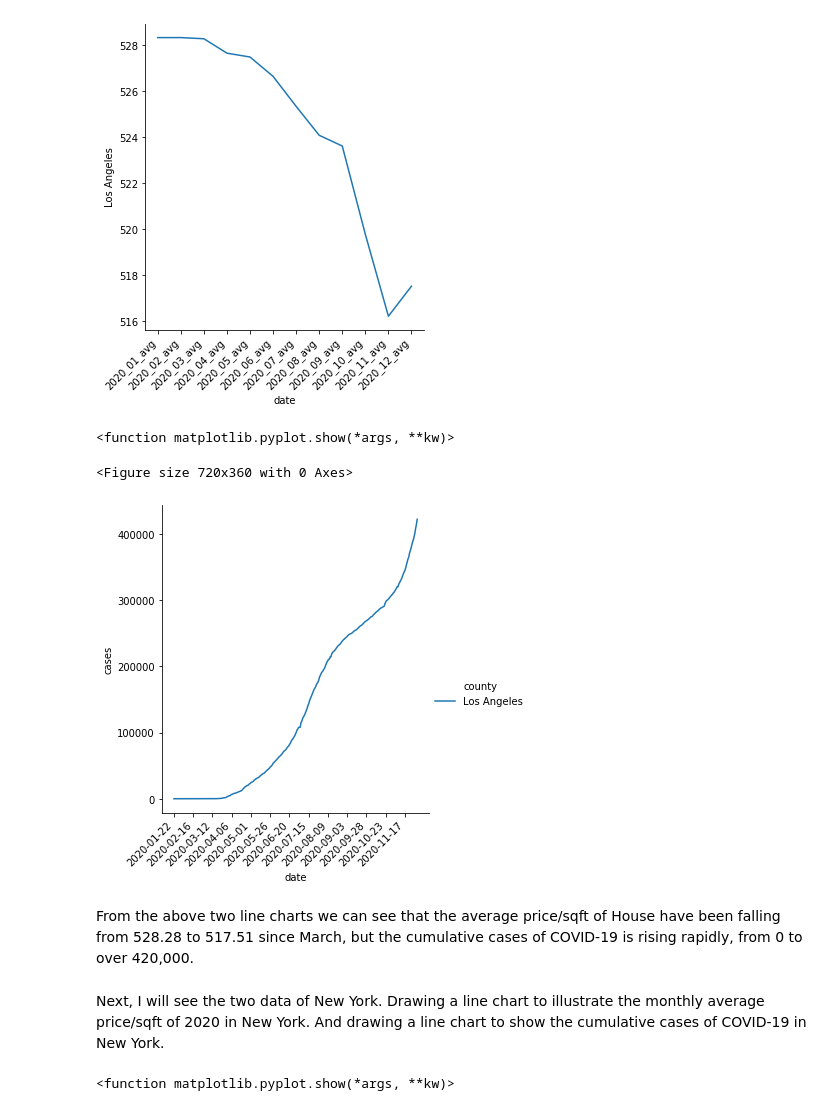
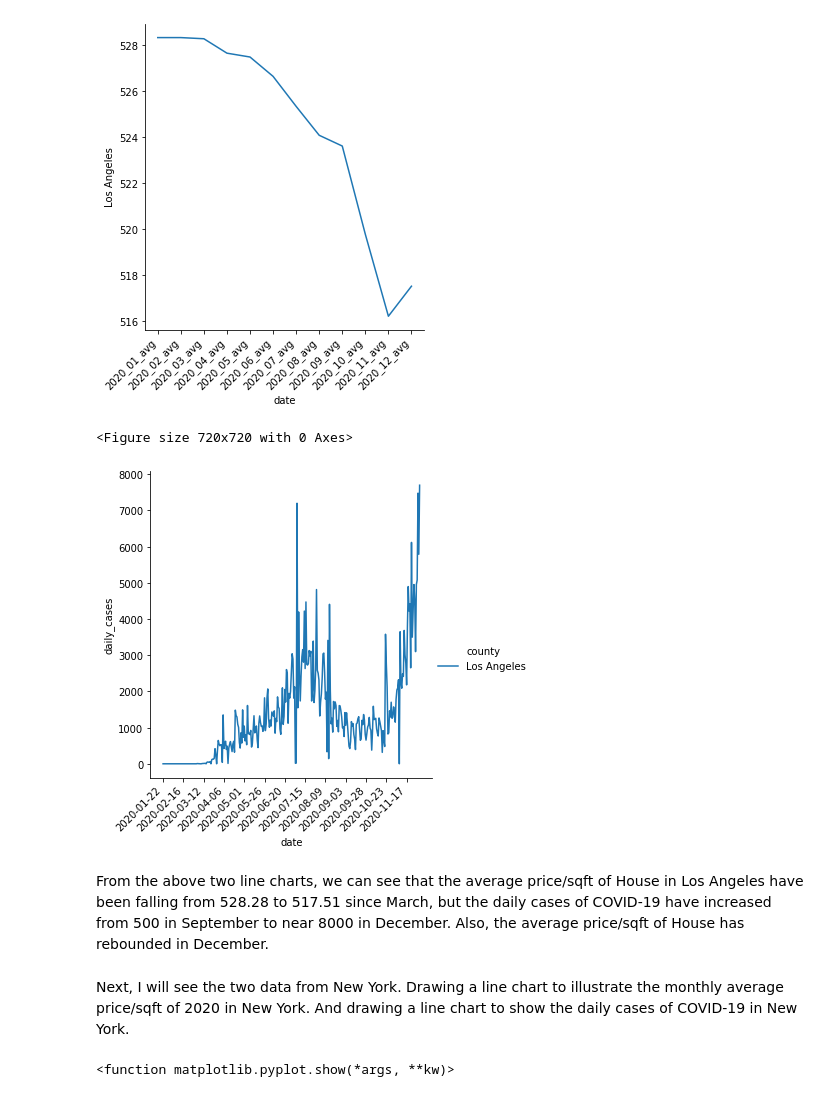
Before and after one commit to Yuehao-Wang/AIM-5001, a Jupyter notebook: Y_Wang_Final_Project.ipynb, the cells around one changed output. Saved outputs shown, nothing was run; the diff lists cells and outputs as text; code cells hidden in the pictures.

Commit message:
Update Y_Wang_Final_Project.ipynb
7th edition

```diff
--- a/Y_Wang_Final_Project.ipynb
+++ b/Y_Wang_Final_Project.ipynb
@@ -101,8 +100,8 @@ import folium
 # COVID_19
 # %%
 # To read the COVID-19 data from github and get the DataFrame.
-# covid_file = "https://raw.githubusercontent.com/Yuehao-Wang/AIM-5001/master/data/covid_us_county.csv"
-covid_file = r"D:\yeshiva\1 semester\Data Acquisition and Management CRN 13255\Final Project/covid_us_county.csv"
+covid_file = "https://raw.githubusercontent.com/Yuehao-Wang/AIM-5001/master/data/covid_us_county.csv"
+# covid_file = r"D:\yeshiva\1 semester\Data Acquisition and Management CRN 13255\Final Project/covid_us_county.csv"
 covid_all_df = pd.read_csv(covid_file)
 
 # To see the head of data set
@@ -143,0 +165,3 @@ covid_3cities_df.head(3)
+# %%
+covid_daily_cases_df = covid_daily_cases_df.reset_index()
+covid_daily_cases_df.head(3)
@@ -143,0 +185,5 @@ covid_3cities_df.head(3)
+# %%
+# convert to a long table
+covid_daily_cases_long_df = pd.melt(covid_daily_cases_df, id_vars=['date'])
+covid_daily_cases_long_df = covid_daily_cases_long_df.rename(columns={"variable": "county", "value":"daily_cases"})
+covid_daily_cases_long_df
@@ -527,33 +554,26 @@ plt.show
 <Figure size 720x720 with 0 Axes>
 [figure]
 # %%
-# Drawing a line chart to show the cumulative cases of COVID-19 in Los Angeles
-plt.figure(figsize = (10,5))
+# Drawing a line chart to show the daily cases of COVID-19 in Los Angeles
+plt.figure(figsize = (10, 10))
+sns.relplot(x="date", y="daily_cases", hue="county", kind="line", data=
+            covid_daily_cases_long_df[covid_daily_cases_long_df.county  == 'Los Angeles']);
 
-sns.relplot(x="date", y="cases", hue="county", kind="line", data=covid_3cities_df[covid_3cities_df.county == 'Los Angeles']);
+dates = covid_daily_cases_long_df[covid_daily_cases_long_df.county == 'Los Angeles']['date']
 
-dates = covid_3cities_df[covid_3cities_df.county == 'Los Angeles']['date']
-
-new_dates = []
-i = 0
-for index, value in dates.items():
-    if i%25 == 0:
-        new_dates.append(value)
-    i += 1
+new_dates = get_x_names(dates)
 
 plt.xticks(new_dates,rotation=45, horizontalalignment='right')
 
-# Show the new figure
-plt.show
+plt.show()
 # %% [output]
-<function matplotlib.pyplot.show(*args, **kw)>
+<Figure size 720x720 with 0 Axes>
-<Figure size 720x360 with 0 Axes>
-[figure, old version]
+[figure, new version]
 # %% [markdown]
-From the above two line charts we can see that the average price/sqft of House have been falling from 528.28 to 517.51 since March, but the cumulative cases of COVID-19 is rising rapidly, from 0 to over 420,000.
+From the above two line charts, we can see that the average price/sqft of House in Los Angeles have been falling from 528.28 to 517.51 since March, but the daily cases of COVID-19 have increased from 500 in September to near 8000 in December. Also, the average price/sqft of House has rebounded in December.
 # %% [markdown]
-Next, I will see the two data of New York.
-Drawing a line chart to illustrate the monthly average price/sqft of 2020 in New York. And drawing a line chart to show the cumulative cases of COVID-19 in New York.
+Next, I will see the two data from New York.
+Drawing a line chart to illustrate the monthly average price/sqft of 2020 in New York. And drawing a line chart to show the daily cases of COVID-19 in New York.
 # %%
 # Drawing a line chart to illustrate the monthly average price/sqft of 2020 in New York
 plt.figure(figsize = (10,10))
```
Also changed, not shown: parts of 45 cells of this notebook.
